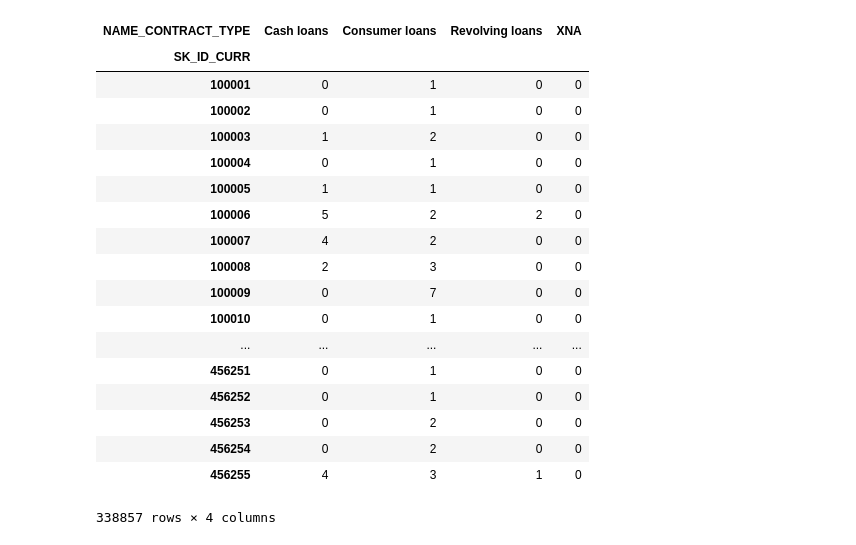
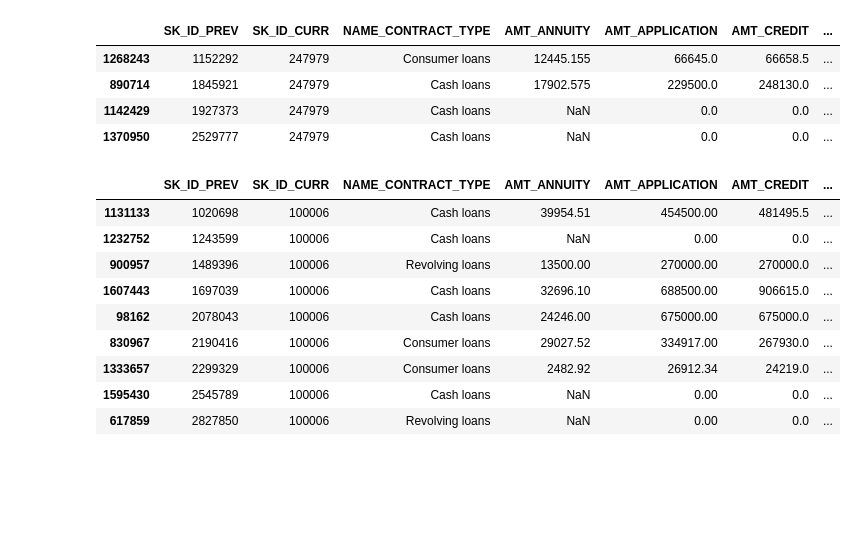
Before and after one commit to KazukiOnodera/Home-Credit-Default-Risk, a Jupyter notebook: py/EDA_002_previous_application.ipynb, the cells around one changed output. Cells and saved outputs as stored; diff of their text form; code cells hidden in the pictures; blank space fills up the shorter version.

```diff
--- a/py/EDA_002_previous_application.ipynb
+++ b/py/EDA_002_previous_application.ipynb
@@ -71,0 +29,3 @@ Index(['SK_ID_PREV', 'SK_ID_CURR', 'NAME_CONTRACT_TYPE', 'AMT_ANNUITY',
+# %%
+df = utils.read_pickles('../data/previous_application').sort_values(['SK_ID_CURR', 'SK_ID_PREV'])
+df.head()
@@ -93,3 +59,0 @@ Shape: (1670214, 37)
-# %%
-df.sort_values(['SK_ID_CURR', 'SK_ID_PREV'], inplace=True)
-df
@@ -115,23 +62,23 @@ df
+# %%
+tmp = df[df.SK_ID_CURR==np.random.choice(ids)]
+tmp
+# %% [output]
+|  | SK_ID_PREV | SK_ID_CURR | NAME_CONTRACT_TYPE | AMT_ANNUITY | AMT_APPLICATION | AMT_CREDIT | ... |
+| 1268243 | 1152292 | 247979 | Consumer loans | 12445.155 | 66645.0 | 66658.5 | ... |
+| 890714 | 1845921 | 247979 | Cash loans | 17902.575 | 229500.0 | 248130.0 | ... |
+| 1142429 | 1927373 | 247979 | Cash loans | NaN | 0.0 | 0.0 | ... |
+| 1370950 | 2529777 | 247979 | Cash loans | NaN | 0.0 | 0.0 | ... |
 # %%
-tmp = pd.crosstab(df['SK_ID_CURR'], df['NAME_CONTRACT_TYPE'])
+tmp = df[df.SK_ID_CURR==100006]
 tmp
 # %% [output]
-| NAME_CONTRACT_TYPE | Cash loans | Consumer loans | Revolving loans | XNA |
-| SK_ID_CURR |  |  |  |  |
-| 100001 | 0 | 1 | 0 | 0 |
-| 100002 | 0 | 1 | 0 | 0 |
-| 100003 | 1 | 2 | 0 | 0 |
-| 100004 | 0 | 1 | 0 | 0 |
-| 100005 | 1 | 1 | 0 | 0 |
-| 100006 | 5 | 2 | 2 | 0 |
-| 100007 | 4 | 2 | 0 | 0 |
-| 100008 | 2 | 3 | 0 | 0 |
-| 100009 | 0 | 7 | 0 | 0 |
-| 100010 | 0 | 1 | 0 | 0 |
-| ... | ... | ... | ... | ... |
-| 456251 | 0 | 1 | 0 | 0 |
-| 456252 | 0 | 1 | 0 | 0 |
-| 456253 | 0 | 2 | 0 | 0 |
-| 456254 | 0 | 2 | 0 | 0 |
-| 456255 | 4 | 3 | 1 | 0 |
+|  | SK_ID_PREV | SK_ID_CURR | NAME_CONTRACT_TYPE | AMT_ANNUITY | AMT_APPLICATION | AMT_CREDIT | ... |
+| 1131133 | 1020698 | 100006 | Cash loans | 39954.51 | 454500.00 | 481495.5 | ... |
+| 1232752 | 1243599 | 100006 | Cash loans | NaN | 0.00 | 0.0 | ... |
+| 900957 | 1489396 | 100006 | Revolving loans | 13500.00 | 270000.00 | 270000.0 | ... |
+| 1607443 | 1697039 | 100006 | Cash loans | 32696.10 | 688500.00 | 906615.0 | ... |
+| 98162 | 2078043 | 100006 | Cash loans | 24246.00 | 675000.00 | 675000.0 | ... |
+| 830967 | 2190416 | 100006 | Consumer loans | 29027.52 | 334917.00 | 267930.0 | ... |
+| 1333657 | 2299329 | 100006 | Consumer loans | 2482.92 | 26912.34 | 24219.0 | ... |
+| 1595430 | 2545789 | 100006 | Cash loans | NaN | 0.00 | 0.0 | ... |
+| 617859 | 2827850 | 100006 | Revolving loans | NaN | 0.00 | 0.0 | ... |
-338857 rows × 4 columns
```
Also changed, not shown: parts of 11 cells of this notebook, 33 other files.
